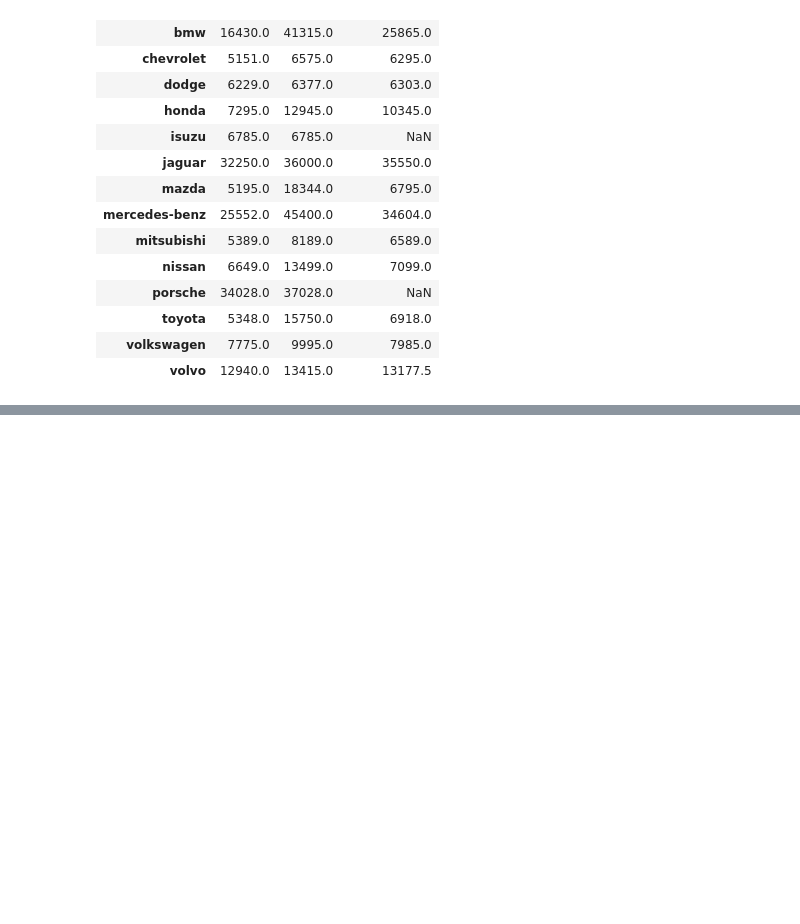
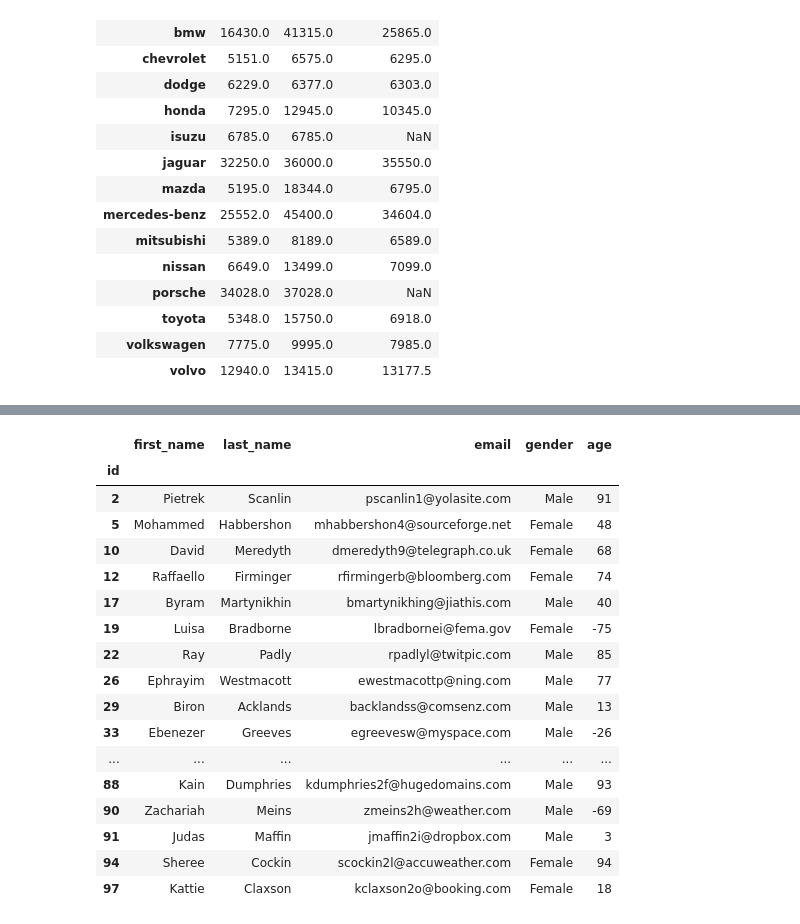
Before and after one commit to Sanjar-prog/Telegram-JavaScript-Bot, a Jupyter notebook: cut()_va_qcut()_yordamida_guruhlash.ipynb, the cells around one changed output, grey strips where cells are left out. Drawn from its saved outputs; the diff is of its cells as text; code cells hidden in the pictures; blank space fills up the shorter version.

```diff
--- a/cut()_va_qcut()_yordamida_guruhlash.ipynb
+++ b/cut()_va_qcut()_yordamida_guruhlash.ipynb
@@ -306,3 +306,6 @@ df.groupby('company').price.agg([min, max, lambda x: np.median(x)])
 | toyota | 5348.0 | 15750.0 | 6918.0 |
 | volkswagen | 7775.0 | 9995.0 | 7985.0 |
 | volvo | 12940.0 | 13415.0 | 13177.5 |
+# %%
+df = pd.read_csv("https://github.com/anvarnarz/praktikum_datasets/raw/main/MOCK_USER_DATA.csv", index_col=0)
+df.head()
@@ -308,0 +376,3 @@ df.groupby('company').price.agg([min, max, lambda x: np.median(x)])
+# %%
+idx = df[df.age>123].index
+idx
@@ -308,0 +381,3 @@ df.groupby('company').price.agg([min, max, lambda x: np.median(x)])
+# %%
+df.drop(index=idx, inplace=True)
+df.describe()
@@ -308,0 +425,23 @@ df.groupby('company').price.agg([min, max, lambda x: np.median(x)])
+# %%
+df = df[df.gender.isin(['Male', 'Female'])]
+# %%
+df
+# %% [output]
+|  | first_name | last_name | email | gender | age |
+| id |  |  |  |  |  |
+| 2 | Pietrek | Scanlin | pscanlin1@yolasite.com | Male | 91 |
+| 5 | Mohammed | Habbershon | mhabbershon4@sourceforge.net | Female | 48 |
+| 10 | David | Meredyth | dmeredyth9@telegraph.co.uk | Female | 68 |
+| 12 | Raffaello | Firminger | rfirmingerb@bloomberg.com | Female | 74 |
+| 17 | Byram | Martynikhin | bmartynikhing@jiathis.com | Male | 40 |
+| 19 | Luisa | Bradborne | lbradbornei@fema.gov | Female | -75 |
+| 22 | Ray | Padly | rpadlyl@twitpic.com | Male | 85 |
+| 26 | Ephrayim | Westmacott | ewestmacottp@ning.com | Male | 77 |
+| 29 | Biron | Acklands | backlandss@comsenz.com | Male | 13 |
+| 33 | Ebenezer | Greeves | egreevesw@myspace.com | Male | -26 |
+| ... | ... | ... | ... | ... | ... |
+| 88 | Kain | Dumphries | kdumphries2f@hugedomains.com | Male | 93 |
+| 90 | Zachariah | Meins | zmeins2h@weather.com | Male | -69 |
+| 91 | Judas | Maffin | jmaffin2i@dropbox.com | Male | 3 |
+| 94 | Sheree | Cockin | scockin2l@accuweather.com | Female | 94 |
+| 97 | Kattie | Claxson | kclaxson2o@booking.com | Female | 18 |
```
Also changed, not shown: parts of 15 cells of this notebook.
